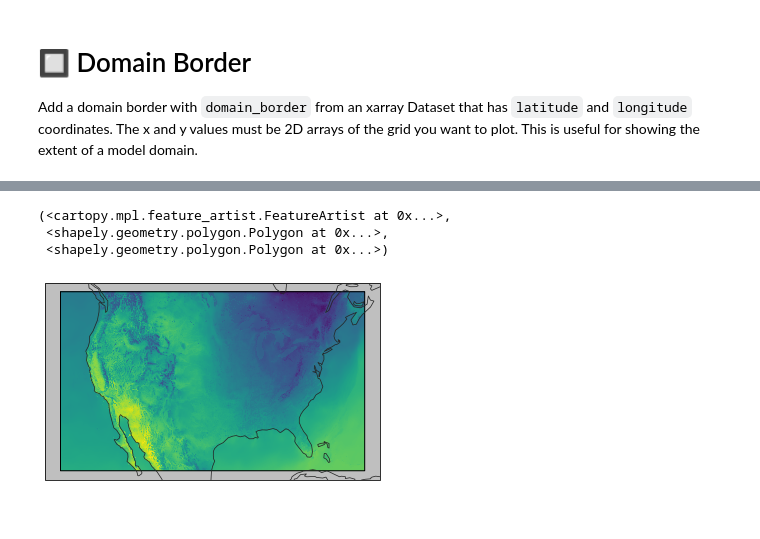
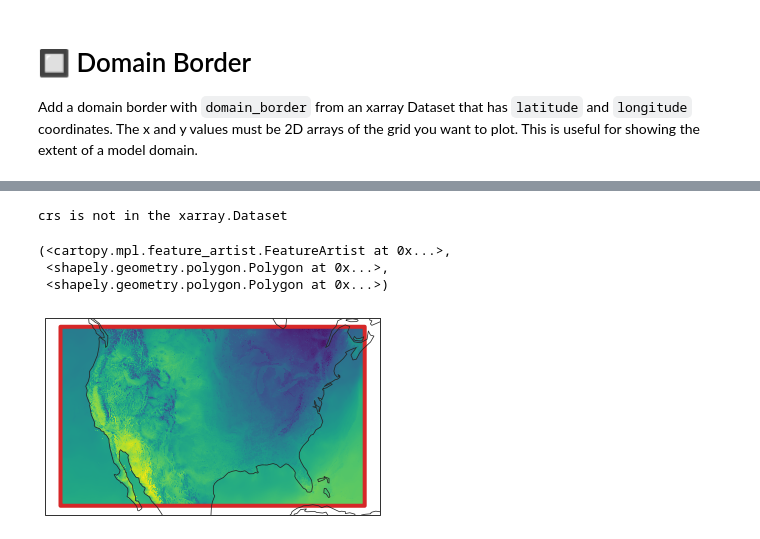
Before and after one commit to blaylockbk/Carpenter_Workshop, a Jupyter notebook: notebooks/demo_cartopy_tools.ipynb, the cells around one changed output, grey strips where cells are left out. Cells and saved outputs as stored; diff of their text form; code cells hidden in the pictures.

```diff
--- a/notebooks/demo_cartopy_tools.ipynb
+++ b/notebooks/demo_cartopy_tools.ipynb
@@ -215,4 +244,4 @@ from toolbox.cartopy_tools import domain_border
 # %%
-# Get some HRRR model
-h = xhrrr('2021-04-02', 'TMP:2 m')
+# Get some HRRR model as an xarray DataSet
+H = Herbie('2021-04-02').xarray('TMP:2 m')
 # %% [output]
@@ -229,11 +263,12 @@ Download subset from [nomads]:
 # %%
-ax = common_features(crs=h.crs)
+ax = common_features(crs=H.herbie.crs)
 
-ax.pcolormesh(h.longitude, h.latitude, h.t2m, transform=pc)
+ax.pcolormesh(H.longitude, H.latitude, H.t2m, transform=pc)
 
-domain_border(h)
+domain_border(H, method='border', edgecolor='tab:red', lw=4)
 # %% [output]
-(<cartopy.mpl.feature_artist.FeatureArtist at 0x...>,
- <shapely.geometry.polygon.Polygon at 0x...>,
- <shapely.geometry.polygon.Polygon at 0x...>)
+crs is not in the xarray.Dataset
+(<cartopy.mpl.feature_artist.FeatureArtist at 0x...>,
+ <shapely.geometry.polygon.Polygon at 0x...>,
+ <shapely.geometry.polygon.Polygon at 0x...>)
-[figure, old version]
+[figure, new version]
```
Also changed, not shown: parts of 18 cells of this notebook, 3 other files.
